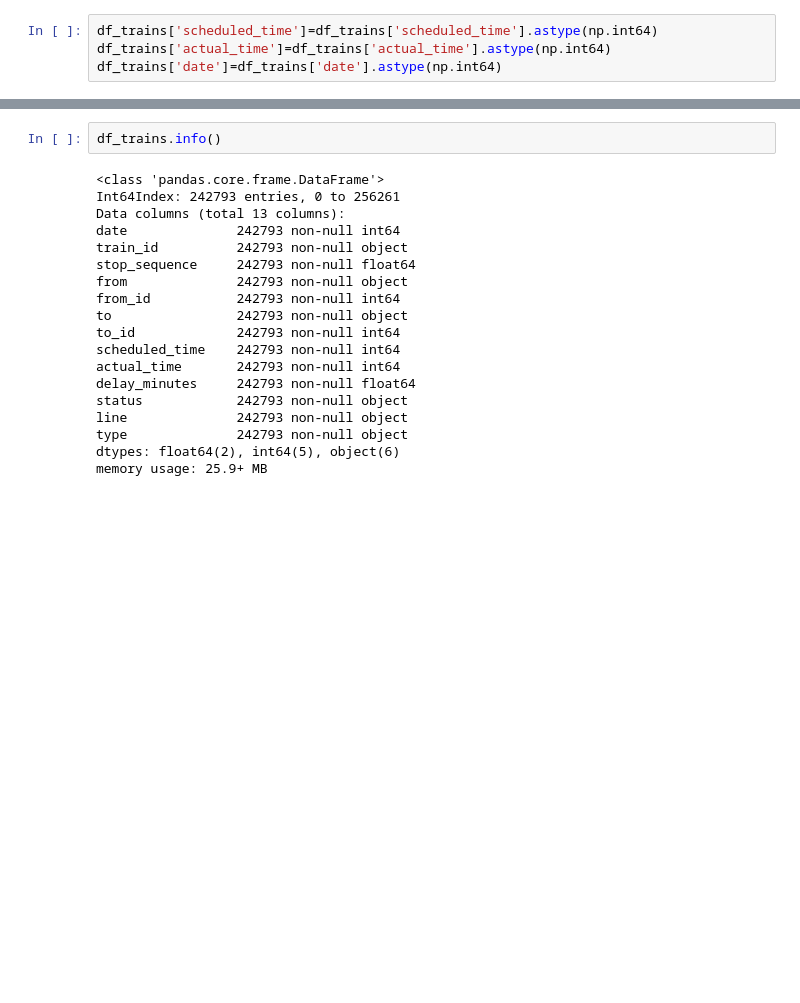
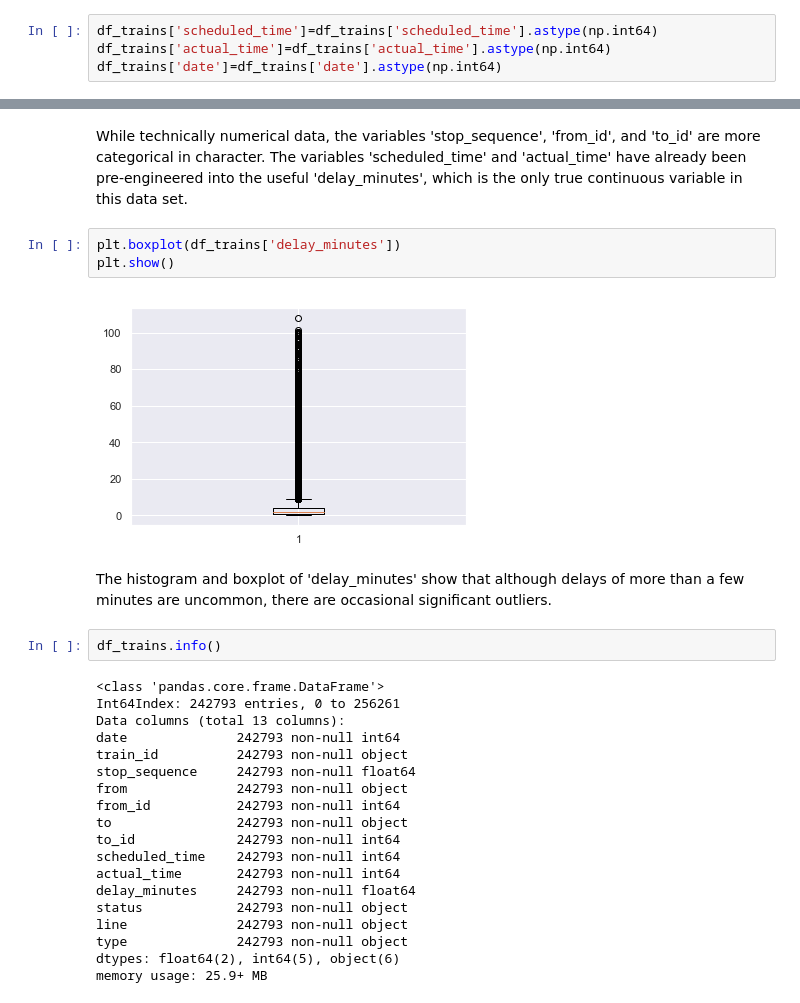
Before and after one commit to jlolavesen/thinkful, a Jupyter notebook: Capstone_Trains.ipynb, the cells around one changed output, grey strips where cells are left out. Drawn from its saved outputs; the diff is of its cells as text; blank space fills up the shorter version.

```diff
--- a/Capstone_Trains.ipynb
+++ b/Capstone_Trains.ipynb
@@ -142,6 +154,15 @@ plt.xlabel('delay_minutes')
 plt.show()
 # %% [output]
 [figure]
+# %% [markdown]
+While technically numerical data, the variables 'stop_sequence', 'from_id', and 'to_id' are more categorical in character.  The variables 'scheduled_time' and 'actual_time' have already been pre-engineered into the useful 'delay_minutes', which is the only true continuous variable in this data set.
+# %%
+plt.boxplot(df_trains['delay_minutes'])
+plt.show()
+# %% [output]
+[figure, added]
+# %% [markdown]
+The histogram and boxplot of 'delay_minutes' show that although delays of more than a few minutes are uncommon, there are occasional significant outliers.
 # %%
 df_trains.info()
 # %% [output]
```
Also changed, not shown: parts of 48 cells of this notebook.
